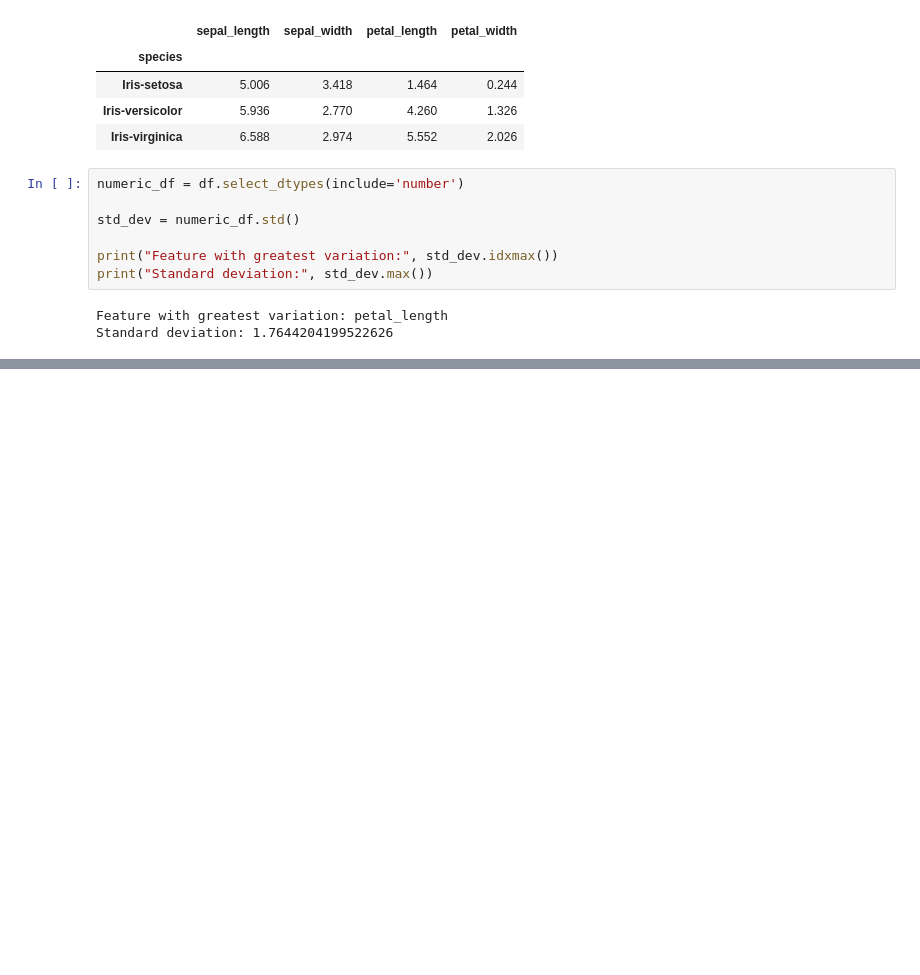
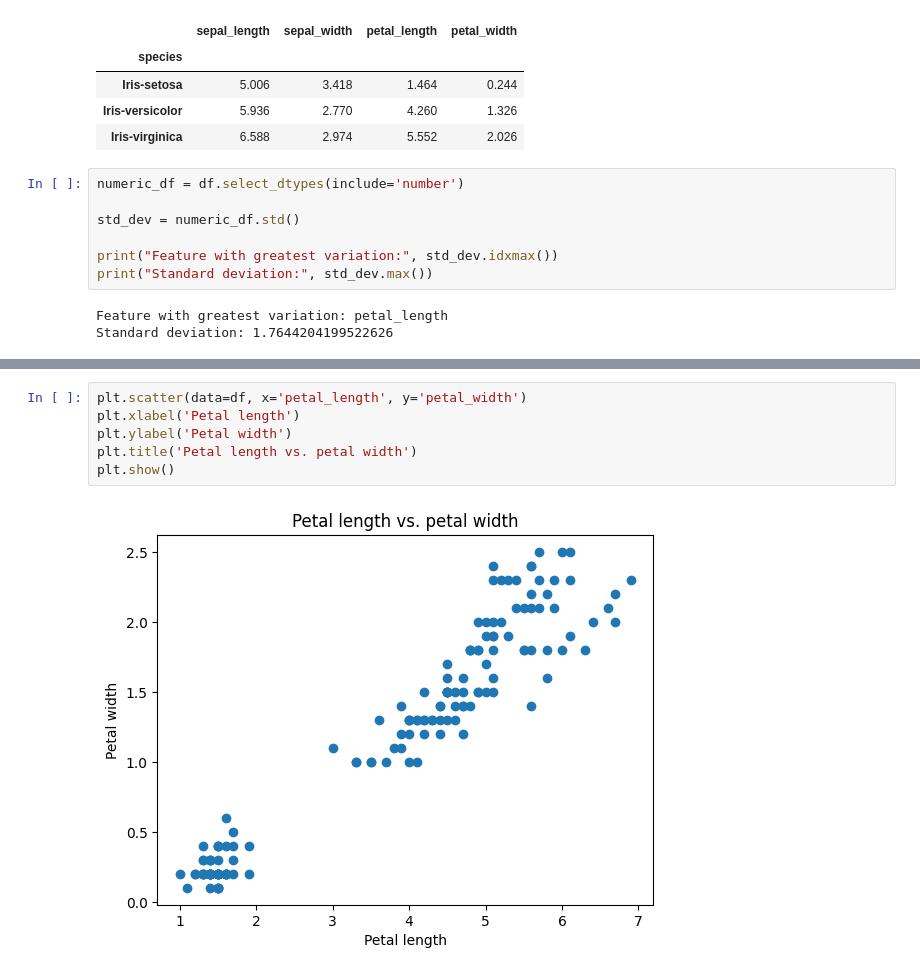
Before and after one commit to andrianllmm/ds100-ws1, a Jupyter notebook: eda.ipynb, the cells around one changed output, grey strips where cells are left out. Saved outputs shown, nothing was run; the diff lists cells and outputs as text; blank space fills up the shorter version.

```diff
--- a/eda.ipynb
+++ b/eda.ipynb
@@ -91,0 +110,8 @@ Standard deviation: 1.7644204199522626
+# %%
+plt.scatter(data=df, x='petal_length', y='petal_width')
+plt.xlabel('Petal length')
+plt.ylabel('Petal width')
+plt.title('Petal length vs. petal width')
+plt.show()
+# %% [output]
+[figure, added]
```
Also changed, not shown: parts of 3 cells of this notebook.
